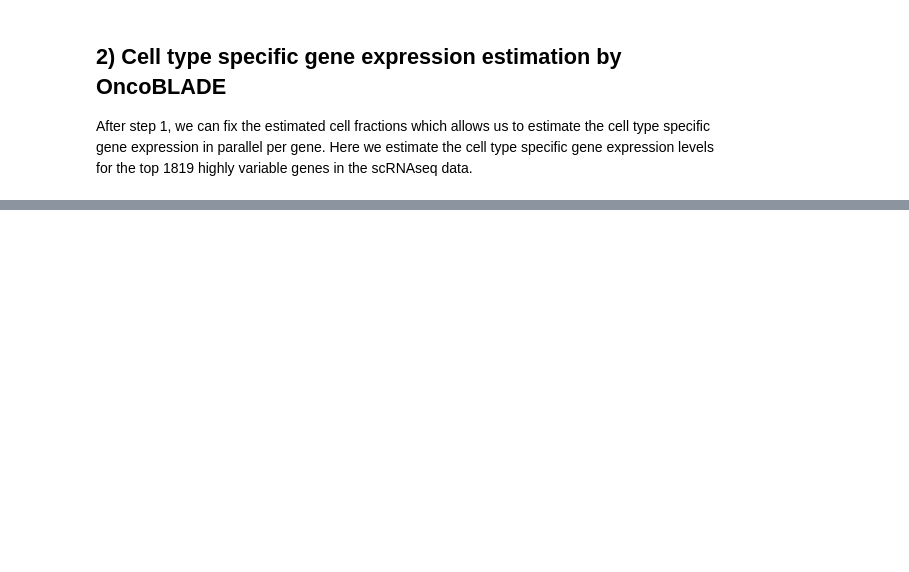
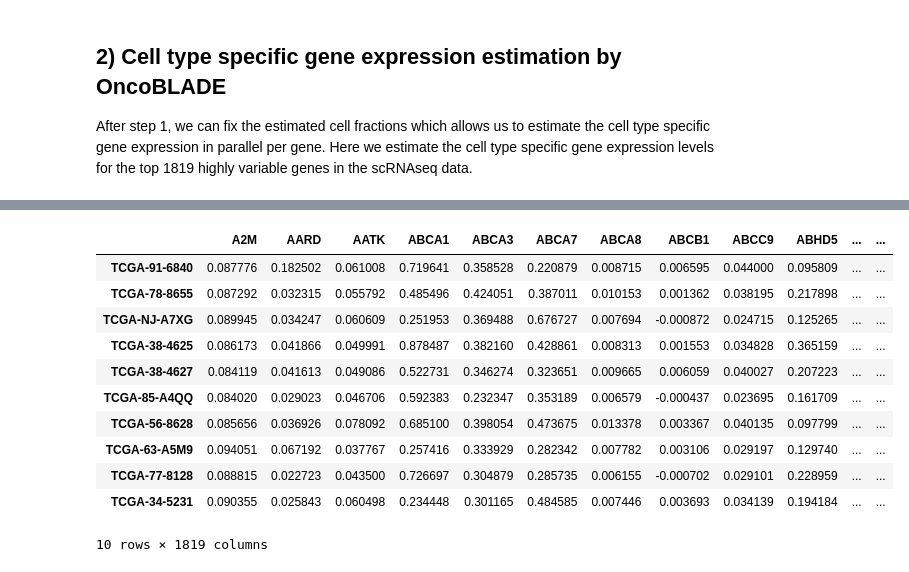
Before and after one commit to tgac-vumc/OncoBLADE, a Jupyter notebook: jupyter/OncoBLADE - Demo script.ipynb, the cells around one changed output, grey strips where cells are left out. Saved outputs shown, nothing was run; the diff lists cells and outputs as text; code cells hidden in the pictures; blank space fills up the shorter version.

```diff
--- a/jupyter/OncoBLADE - Demo script.ipynb
+++ b/jupyter/OncoBLADE - Demo script.ipynb
@@ -267,0 +271,17 @@ final_obj_2, obj_func = Purify_AllGenes(BLADE_output, Mu_hvgenes.to_numpy(), Ome
+# %%
+# Fetch posterior estimates of cell type specific gene expression profiles from malignant cells
+Malignant_cell_profiles = pd.DataFrame(final_obj_2.Nu[:,:,signature['celltype_list'].index('Cancer_cell')], index = bulk.set_index('symbol').columns, columns = common_hvgenes )
+Malignant_cell_profiles
+# %% [output]
+|  | A2M | AARD | AATK | ABCA1 | ABCA3 | ABCA7 | ABCA8 | ABCB1 | ABCC9 | ABHD5 | ... | ... |
+| TCGA-91-6840 | 0.087776 | 0.182502 | 0.061008 | 0.719641 | 0.358528 | 0.220879 | 0.008715 | 0.006595 | 0.044000 | 0.095809 | ... | ... |
+| TCGA-78-8655 | 0.087292 | 0.032315 | 0.055792 | 0.485496 | 0.424051 | 0.387011 | 0.010153 | 0.001362 | 0.038195 | 0.217898 | ... | ... |
+| TCGA-NJ-A7XG | 0.089945 | 0.034247 | 0.060609 | 0.251953 | 0.369488 | 0.676727 | 0.007694 | -0.000872 | 0.024715 | 0.125265 | ... | ... |
+| TCGA-38-4625 | 0.086173 | 0.041866 | 0.049991 | 0.878487 | 0.382160 | 0.428861 | 0.008313 | 0.001553 | 0.034828 | 0.365159 | ... | ... |
+| TCGA-38-4627 | 0.084119 | 0.041613 | 0.049086 | 0.522731 | 0.346274 | 0.323651 | 0.009665 | 0.006059 | 0.040027 | 0.207223 | ... | ... |
+| TCGA-85-A4QQ | 0.084020 | 0.029023 | 0.046706 | 0.592383 | 0.232347 | 0.353189 | 0.006579 | -0.000437 | 0.023695 | 0.161709 | ... | ... |
+| TCGA-56-8628 | 0.085656 | 0.036926 | 0.078092 | 0.685100 | 0.398054 | 0.473675 | 0.013378 | 0.003367 | 0.040135 | 0.097799 | ... | ... |
+| TCGA-63-A5M9 | 0.094051 | 0.067192 | 0.037767 | 0.257416 | 0.333929 | 0.282342 | 0.007782 | 0.003106 | 0.029197 | 0.129740 | ... | ... |
+| TCGA-77-8128 | 0.088815 | 0.022723 | 0.043500 | 0.726697 | 0.304879 | 0.285735 | 0.006155 | -0.000702 | 0.029101 | 0.228959 | ... | ... |
+| TCGA-34-5231 | 0.090355 | 0.025843 | 0.060498 | 0.234448 | 0.301165 | 0.484585 | 0.007446 | 0.003693 | 0.034139 | 0.194184 | ... | ... |
+10 rows × 1819 columns
```
Also changed, not shown: parts of 13 cells of this notebook.
